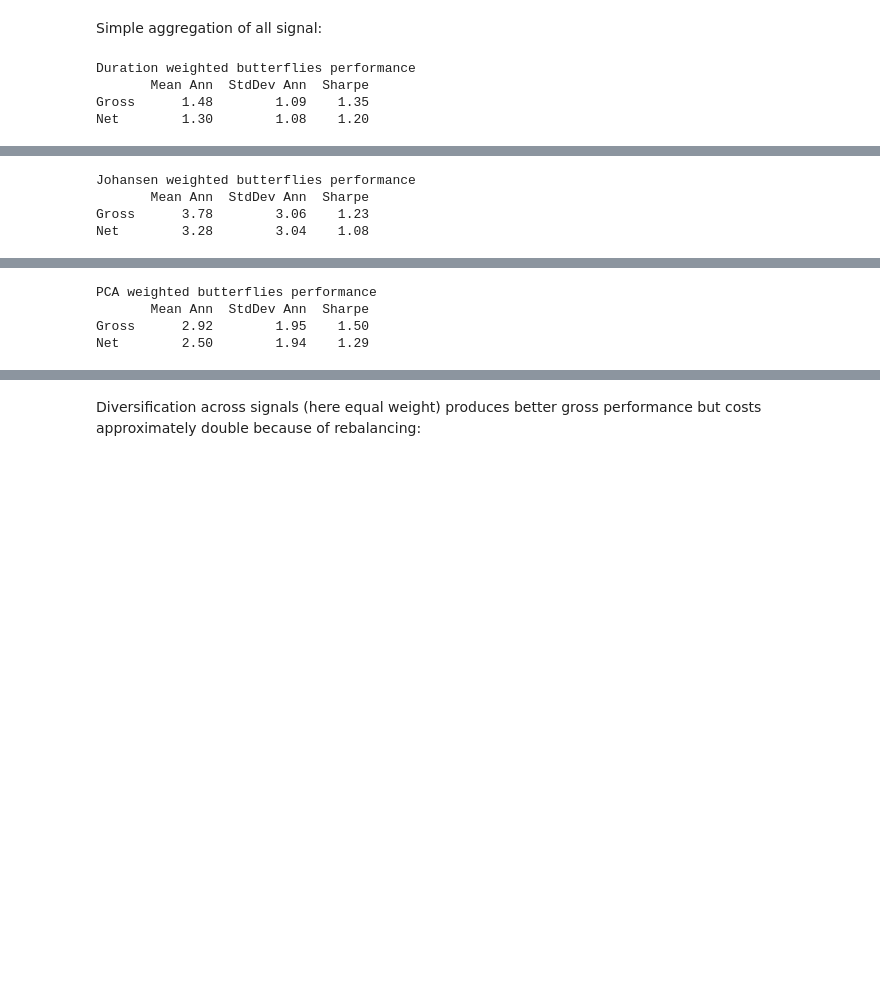
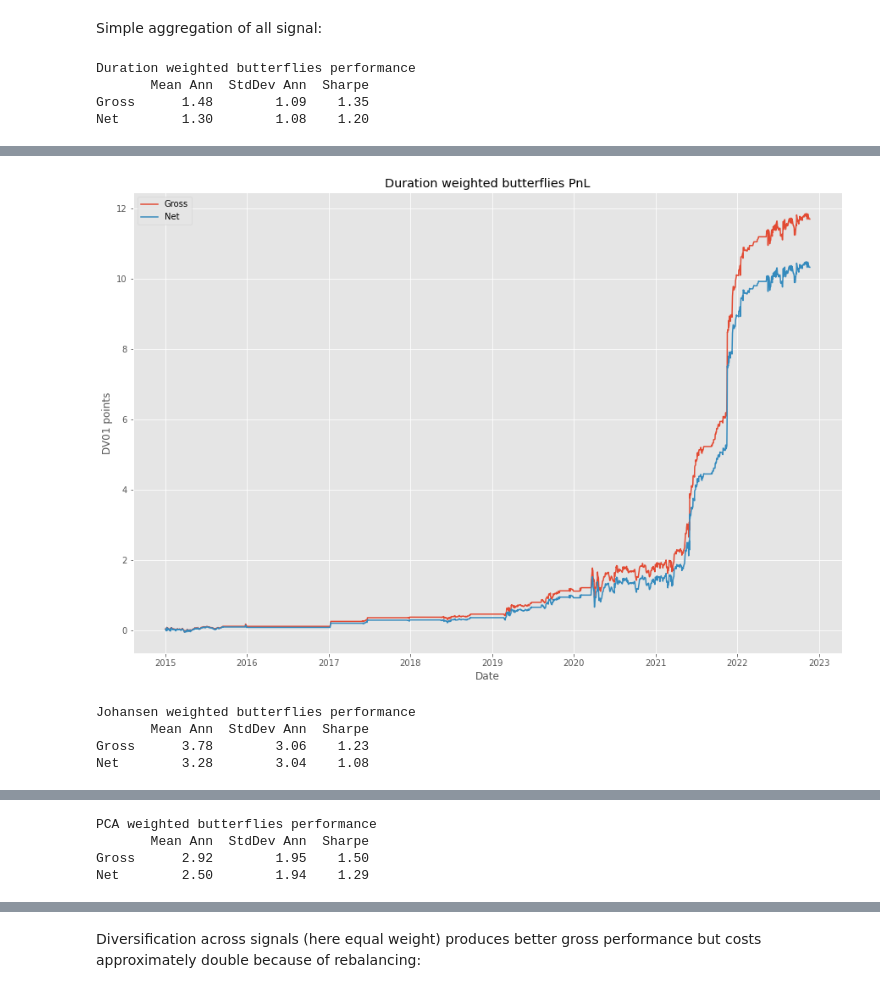
Before and after one commit to akaufman22/mbono-firv, a Jupyter notebook: SystematicButterflyTrading.ipynb, the cells around one changed output, grey strips where cells are left out. Cells and saved outputs as stored; diff of their text form; code cells hidden in the pictures; blank space fills up the shorter version.

Commit message:
updated charts

```diff
--- a/SystematicButterflyTrading.ipynb
+++ b/SystematicButterflyTrading.ipynb
@@ -5,12 +5,15 @@ I am going to explore, which way of constructing the interest rate butterfly pro
 import pandas as pd
 import numpy as np
 import cufflinks as cf
+import matplotlib.pyplot as plt
 import sqlite3
 from statsmodels.tsa.stattools import adfuller
 from statsmodels.tsa.vector_ar.vecm import coint_johansen
 import statsmodels.api as sm
 from math import log, sqrt
 from tqdm import tqdm
+
+plt.style.use('ggplot')
 # %%
 #Retrieveing history of Zero Curve
 con = sqlite3.connect("./db/MBONOdata.db")
@@ -143,7 +146,14 @@ for (df_gross, df_costs, s) in [(df_dv_pnl, df_dv_costs, 'Duration weighted butt
     print(s + ' performance')
     with pd.option_context('display.float_format', '{:,.2f}'.format):
         print(df_output)
-    df.cumsum().iplot(title=s+' PnL', xTitle='Date', yTitle='DV01 points')
+    #df.cumsum().iplot(title=s+' PnL', xTitle='Date', yTitle='DV01 points')
+    plt.figure(figsize=(15, 10))
+    plt.plot(df.cumsum())
+    plt.title(s+' PnL')
+    plt.xlabel('Date')
+    plt.ylabel('DV01 points')
+    plt.legend(['Gross', 'Net'], loc='best')
+    plt.show()
 # %% [output]
 Duration weighted butterflies performance
        Mean Ann  StdDev Ann  Sharpe
@@ -153,3 +162,4 @@ Net        1.30        1.08    1.20
+[figure, added]
 Johansen weighted butterflies performance
        Mean Ann  StdDev Ann  Sharpe
 Gross      3.78        3.06    1.23
```
Also changed, not shown: parts of 3 cells of this notebook.
